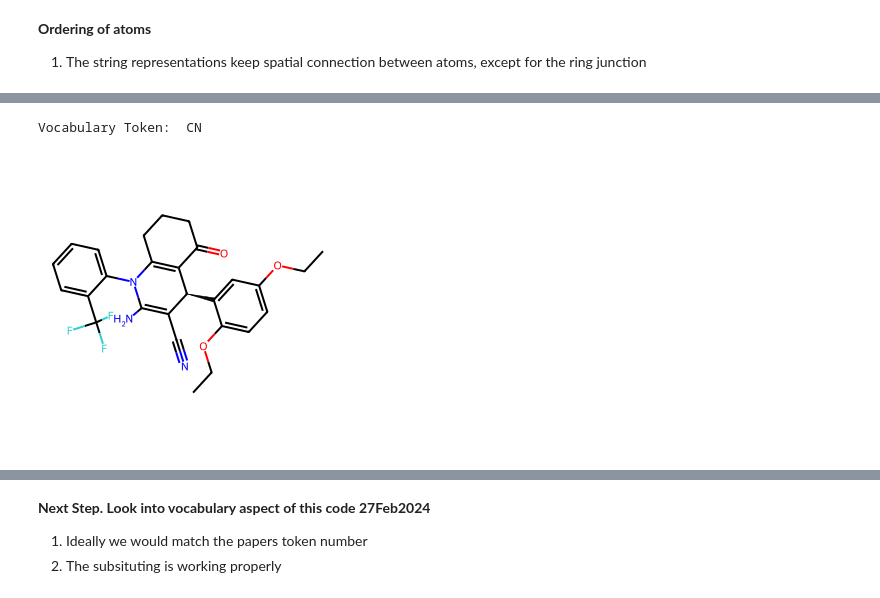
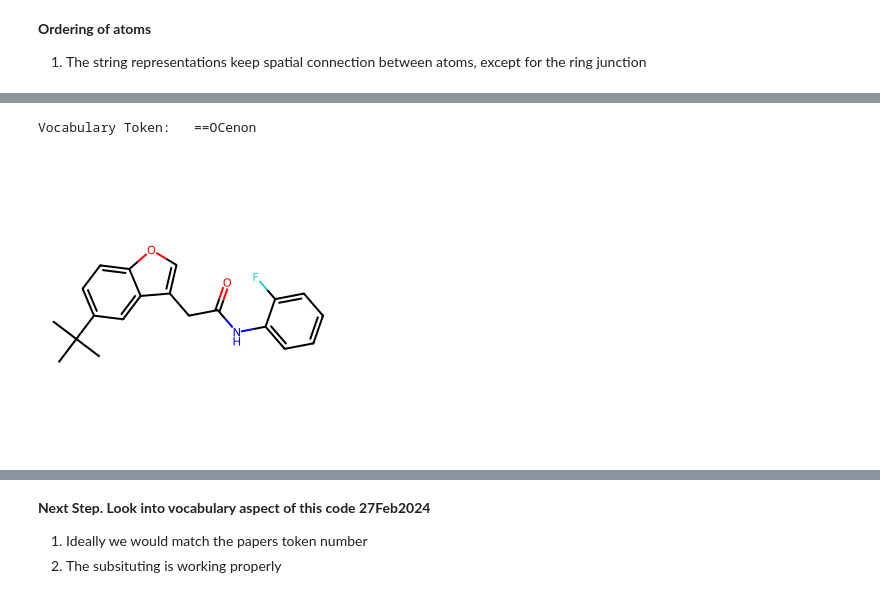
Before and after one commit to alexjimenez99/Junction-Tree-Chem, a Jupyter notebook: Junction Tree Variational Autoencoder.ipynb, the cells around one changed output, grey strips where cells are left out. Drawn from its saved outputs; the diff is of its cells as text; code cells hidden in the pictures.

```diff
--- a/Junction Tree Variational Autoencoder.ipynb
+++ b/Junction Tree Variational Autoencoder.ipynb
@@ -692,10 +768,14 @@ def canonicalize_string(ring_string):
 # %%
-def build_unique_vocabulary(vocabulary, zinc_data):
+def build_unique_vocabulary(vocabulary, zinc_data, valency_dict):
   '''
   Goal of this function is to assign unique "words" to every molecular structure previously identified
+  -------------------------------------------------------------------------
+  -------------------------------------------------------------------------
 
   Parameters:
     vocabulary:
+    zinc_data:
+    valency_dict:
 
   Returns:
     token_dictionary: index representations of the original chemical structure
@@ -710,12 +790,20 @@ def build_unique_vocabulary(vocabulary, zinc_data):
   for index in tqdm(vocabulary, total = len(vocabulary)):
     smiles_rep             = Chem.MolFromSmiles(zinc_data['smiles'][index])
     token_representations  = []
-
-    for category in vocabulary[index]:
+    valencies              = valency_dict[index]
+#     print(valencies)
+#     valencies              = ''.join([str(val) for val in valencies])
+    print(index)
+    for cat_index, category in enumerate(vocabulary[index]):
       aromatic_counter     = 0
       atoms                = ''
+      valency              = ''
       category_items       = vocabulary[index][category][0]
       bond_index_list      = []
+
+#       print(len(valencies), category)
+      valency              = valencies[cat_index]
+
       if isinstance(category_items, list):
         for item in category_items:
             aromatic_counter += 1
@@ -726,34 +814,33 @@ def build_unique_vocabulary(vocabulary, zinc_data):
             # Retrieves Connections of all atoms (Needed for Aromatics)
             bond_indexes      = [(category_items[i][0], category_items[i][1]) for i, bond in enumerate(category_items)
                                 if smiles_rep.GetBondBetweenAtoms(bond[0], item[0]) is not None]
+
         if 'Aromatic_Atoms' in category:
           # Regardless of order, we want CCNNCC == CCCCNN
           # Since we are only considered with the ring backbone, these structures are equivalent
-          atoms              = canonicalize_string(atoms) + '=' # add equal to indicate aromatic
+          atoms              = canonicalize_string(atoms, valency) + '=' # add equal to indicate aromatic
 
         if 'ring' in category:
-          atoms            = canonicalize_string(atoms)
+          atoms              = canonicalize_string(atoms, valency)
 
-        # bond_location = [smiles_rep.GetBondBetweenAtoms(item1[0], item2[0]) for item1 in category_items for item2 in category_items]
         # Unique way to identify double bonds
         if 'Double_Bonds' in category:
-          atoms    += '=='
 
           isomerism = ' ' + molecule_df[index]['Bond_Isomerism'][0]
+          atoms     = canonicalize_string(atoms, valency)
           atoms    += isomerism
-          atoms     =  canonicalize_string(atoms)
+          atoms    += '=='
 
         # Unique_way to identify triple bonds
         elif 'Triple_Bonds' in category:
+
+          atoms     = canonicalize_string(atoms, valency)
           atoms    += '==='
-          atoms     = canonicalize_string(atoms)
-
-      # Need to go back and make sure tertiary and quaternary atoms are represented different
 
       else:
-        atoms      += category_items[1] + ' TQ'
-        atoms       = canonicalize_string(atoms)
-
+        atoms       += category_items[1]
+        atoms       = canonicalize_string(atoms, valency)
+        atoms      += ' TQ'
 
       if atoms not in unique_vocab:
           unique_vocab[atoms] = vocab_counter
@@ -765,8 +852,9 @@ def build_unique_vocabulary(vocabulary, zinc_data):
       token_representations.append(vocabulary_token)
 
     # counter +=1
+
     token_dictionary[index] = token_representations
   return token_dictionary, unique_vocab
 
 
-token_dictionary, unique_vocab = build_unique_vocabulary(vocabulary, zinc_data)
+token_dictionary, unique_vocab = build_unique_vocabulary(vocabulary, zinc_data, valency_dict)
@@ -785,36 +892,36 @@ def validate_preprocess(unique_vocab, vocab_index = 259, choose_index = None):
   Paramters:
     unique_vocab:
     vocab_index:
 
   '''
   flipped_vocab = {value: key for key, value in unique_vocab.items()}
 
   if not choose_index:
     found_indexes = []
     for index in token_dictionary:
       try:
         index_found = token_dictionary[index].index(vocab_index)
         found_indexes.append(index)
       except ValueError:
         pass
   else:
     found_indexes = [choose_index]
 
   # Convert the SMILES string to an RDKit molecule object
   molecules = [Chem.MolFromSmiles(zinc_data['smiles'][index]) for index in found_indexes]
 
   # [print(list(atom)) for atom in Chem.GetSymmSSSR(molecule)]
   # Draw the molecules
   print('Vocabulary Token: ', flipped_vocab[vocab_index])
 
 
   return Draw.MolToImage(molecules[0])
 
 
-validate_preprocess(unique_vocab, vocab_index = 2, choose_index = 10)
+validate_preprocess(unique_vocab, vocab_index = 2, choose_index = 0)
 # %% [output]
-Vocabulary Token:  CN
+Vocabulary Token:   ==OCenon
-[figure, old version]
+[figure, new version]
 # %%
 def plot_junction_tree(junction_tree, random_var = False, n_trees = 10, start_index = 0):
   # Draw the graph
```
Also changed, not shown: parts of 17 cells of this notebook.
